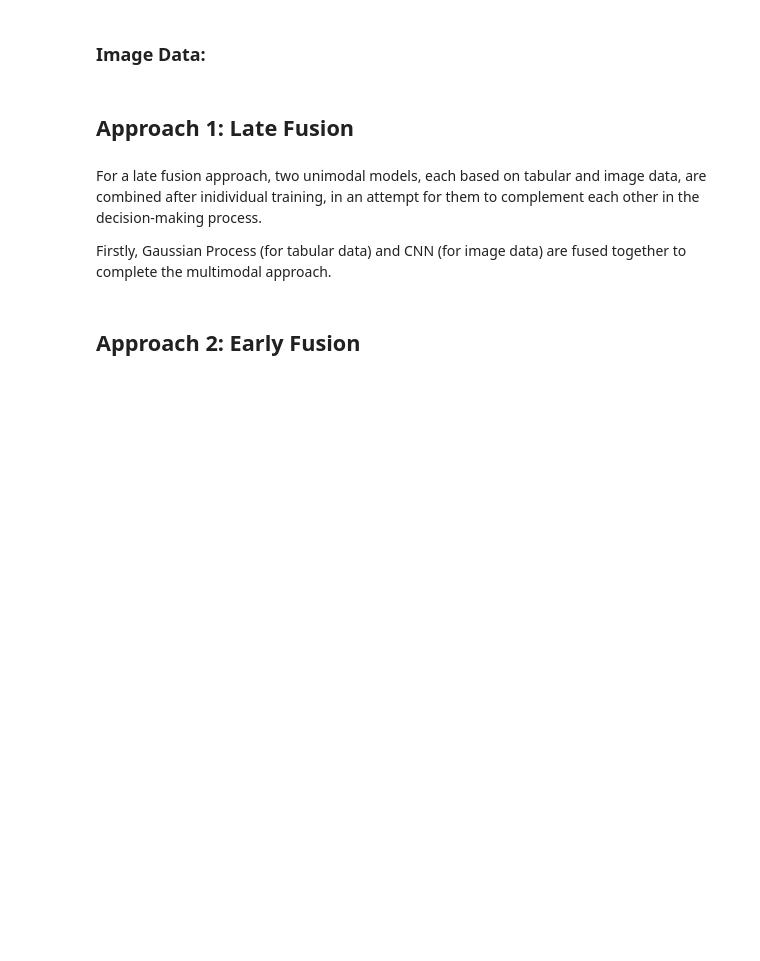
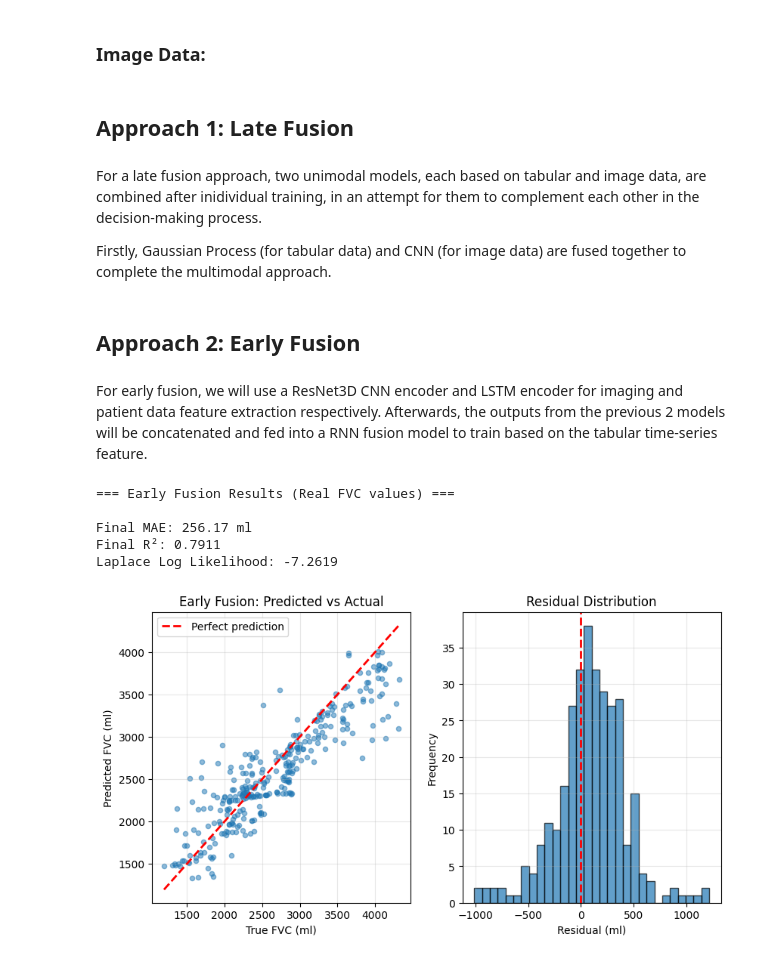
Before and after one commit to unfulw/pulmonary_fibrosis, a Jupyter notebook: main.ipynb, the cells around one changed output. Saved outputs shown, nothing was run; the diff lists cells and outputs as text; code cells hidden in the pictures; blank space fills up the shorter version.

Commit message:
Updated early fusion method to main.ipynb

```diff
--- a/main.ipynb
+++ b/main.ipynb
@@ -698,3 +698,5 @@ else:
 print("\nIf this took more than 5 seconds, there's a serious bug in get_scans()")
 # %% [markdown]
 ## Approach 2: Early Fusion
+# %% [markdown]
+For early fusion, we will use a ResNet3D CNN encoder and LSTM encoder for imaging and patient data feature extraction respectively. Afterwards, the outputs from the previous 2 models will be concatenated and fed into a RNN fusion model to train based on the tabular time-series feature.
@@ -700,0 +707,38 @@ print("\nIf this took more than 5 seconds, there's a serious bug in get_scans()"
+# %%
+# Calculate metrics for early fusion results
+print(f"\n=== Early Fusion Results (Real FVC values) ===")
+jf_mae, jf_rmse, jf_r2 = eval_metrics(y_true_list, y_pred_list)
+jf_lll = laplace_log_likelihood(y_true_list, y_pred_list, y_sigma_list)
+print(f"\nFinal MAE: {jf_mae:.2f} ml")
+print(f"Final R²: {jf_r2:.4f}")
+print(f"Laplace Log Likelihood: {jf_lll:.4f}")
+
+# Visualize results
+plt.figure(figsize=(15, 5))
+
+plt.subplot(1, 3, 1)
+plt.scatter(y_true_list, y_pred_list, alpha=0.5, s=20)
+plt.plot([y_true_list.min(), y_true_list.max()],
+         [y_true_list.min(), y_true_list.max()],
+         'r--', lw=2, label='Perfect prediction')
+plt.xlabel('True FVC (ml)')
+plt.ylabel('Predicted FVC (ml)')
+plt.title('Early Fusion: Predicted vs Actual')
+plt.legend()
+plt.grid(True, alpha=0.3)
+
+plt.subplot(1, 3, 2)
+jf_residuals = y_true_list - y_pred_list
+plt.hist(jf_residuals, bins=30, edgecolor='black', alpha=0.7)
+plt.xlabel('Residual (ml)')
+plt.ylabel('Frequency')
+plt.title('Residual Distribution')
+plt.axvline(0, color='r', linestyle='--', lw=2)
+plt.grid(True, alpha=0.3)
+# %% [output]
+=== Early Fusion Results (Real FVC values) ===
+
+Final MAE: 256.17 ml
+Final R²: 0.7911
+Laplace Log Likelihood: -7.2619
+[figure, added]
```
Also changed, not shown: parts of 2 cells of this notebook.
